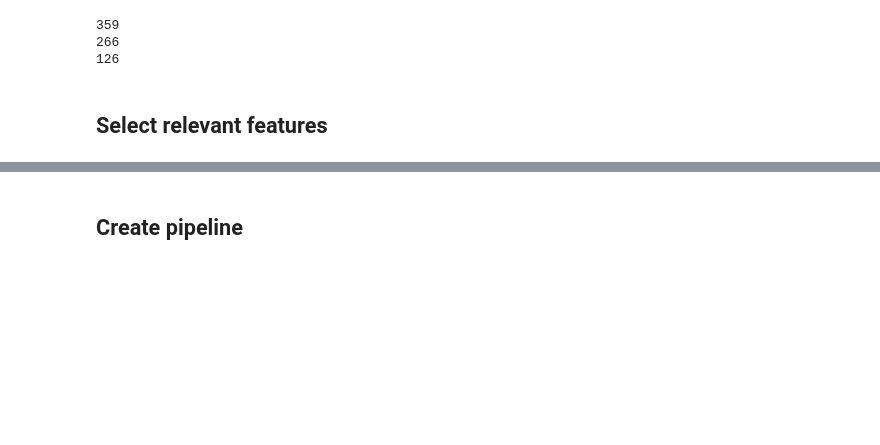
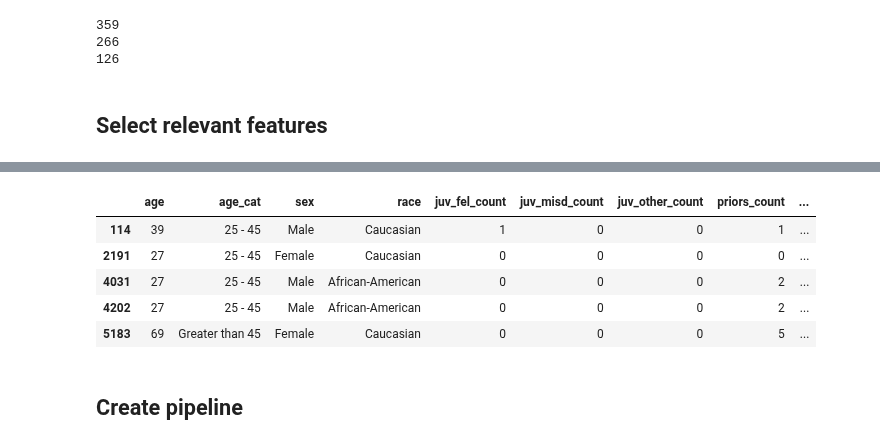
Before and after one commit to Heity94/Compas-recidivism-analysis, a Jupyter notebook: notebooks/Philipp/Logistic_Regression_Philipp.ipynb, the cells around one changed output, grey strips where cells are left out. Drawn from its saved outputs; the diff is of its cells as text; code cells hidden in the pictures; blank space fills up the shorter version.

```diff
--- a/notebooks/Philipp/Logistic_Regression_Philipp.ipynb
+++ b/notebooks/Philipp/Logistic_Regression_Philipp.ipynb
@@ -198,3 +279,23 @@ pd.read_csv("charges_labeled_c.csv")
+# %%
+test_2 = test[['age', 'age_cat', 'sex', 'race', 'juv_fel_count','juv_misd_count', 'juv_other_count', 'priors_count', 'c_charge_degree', "c_charge_degree_detailed", "c_charge_degree_detailed_enc"]].copy()
+# %%
+# Impute missing values (5 cases)
+from sklearn.impute import KNNImputer
+
+knn_imputer = KNNImputer(missing_values=-1,n_neighbors=10)
+
+test_2["c_charge_degree_detailed_enc_imp"]=knn_imputer.fit_transform(test_2[["c_charge_degree_detailed_enc"]])
+# %%
+test_2 = test_2.reset_index(drop=True)
+# %%
+test_2[test_2["c_charge_degree_detailed"].isna()]
+# %% [output]
+|  | age | age_cat | sex | race | juv_fel_count | juv_misd_count | juv_other_count | priors_count | ... |
+| 114 | 39 | 25 - 45 | Male | Caucasian | 1 | 0 | 0 | 1 | ... |
+| 2191 | 27 | 25 - 45 | Female | Caucasian | 0 | 0 | 0 | 0 | ... |
+| 4031 | 27 | 25 - 45 | Male | African-American | 0 | 0 | 0 | 2 | ... |
+| 4202 | 27 | 25 - 45 | Male | African-American | 0 | 0 | 0 | 2 | ... |
+| 5183 | 69 | Greater than 45 | Female | Caucasian | 0 | 0 | 0 | 5 | ... |
 # %% [markdown]
 ## Create pipeline
 # %% [markdown]
```
Also changed, not shown: parts of 35 cells of this notebook, 5 other files.
